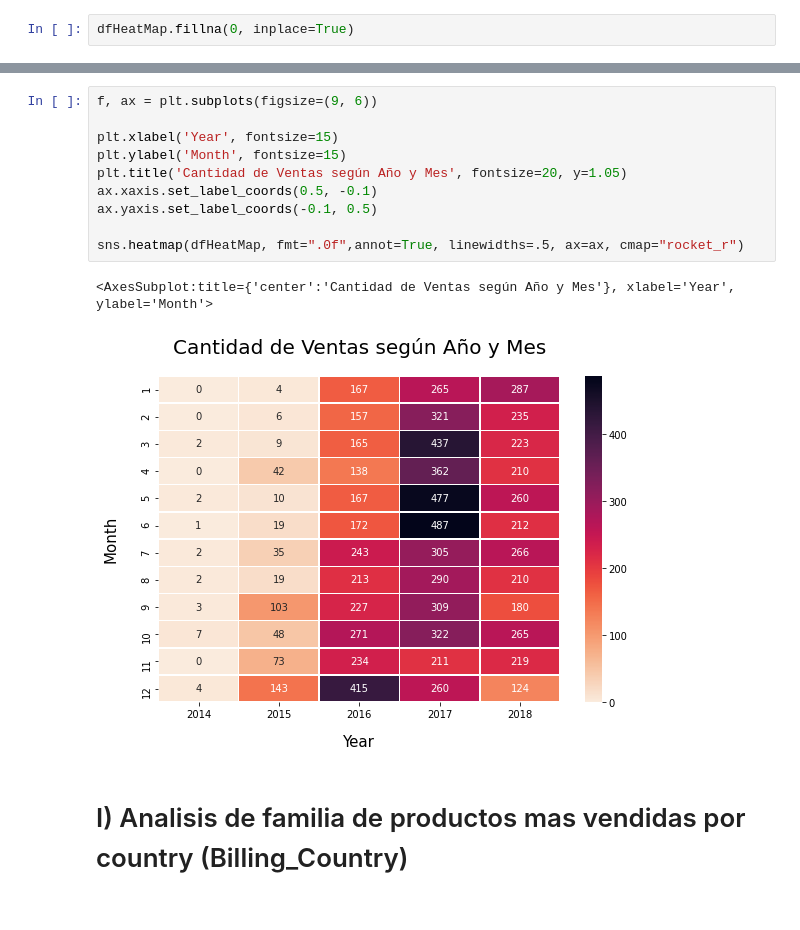
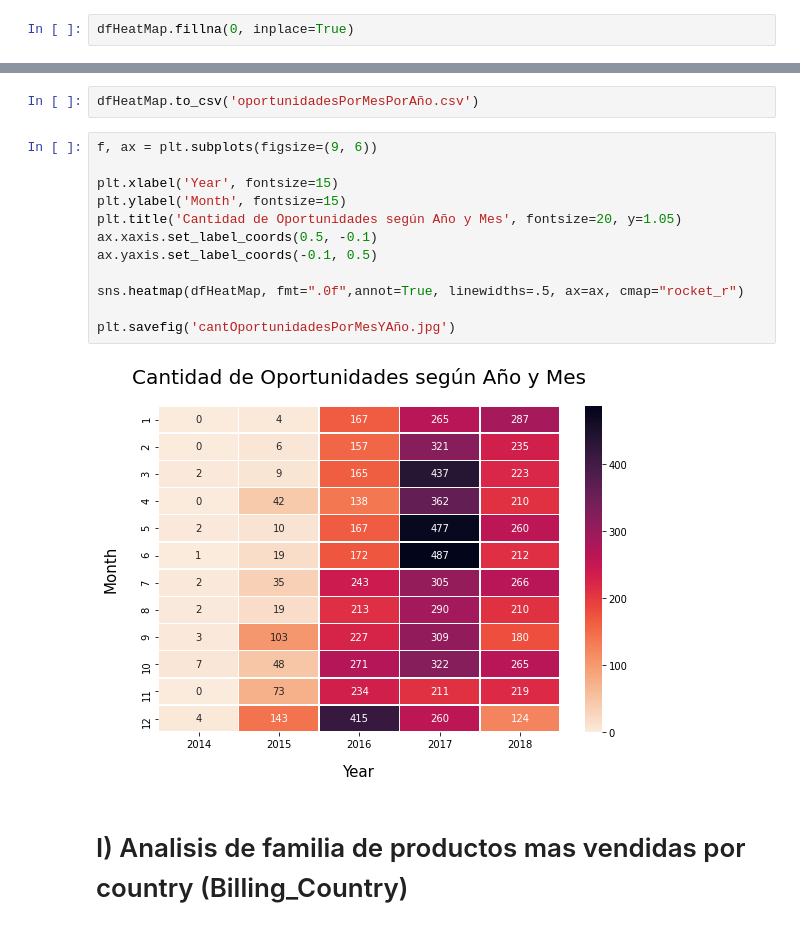
Before and after one commit to FerFabbiano/tp1-OrganizacionDeDatos, a Jupyter notebook: TP1_OrgaDeDatos.ipynb, the cells around one changed output, grey strips where cells are left out. Cells and saved outputs as stored; diff of their text form.

```diff
--- a/TP1_OrgaDeDatos.ipynb
+++ b/TP1_OrgaDeDatos.ipynb
@@ -845,16 +828,19 @@ dfHeatMap
+# %%
+dfHeatMap.to_csv('oportunidadesPorMesPorAño.csv')
 # %%
 f, ax = plt.subplots(figsize=(9, 6))
 
 plt.xlabel('Year', fontsize=15)
 plt.ylabel('Month', fontsize=15)
-plt.title('Cantidad de Ventas según Año y Mes', fontsize=20, y=1.05)
+plt.title('Cantidad de Oportunidades según Año y Mes', fontsize=20, y=1.05)
 ax.xaxis.set_label_coords(0.5, -0.1)
 ax.yaxis.set_label_coords(-0.1, 0.5)
 
 sns.heatmap(dfHeatMap, fmt=".0f",annot=True, linewidths=.5, ax=ax, cmap="rocket_r")
+
+plt.savefig('cantOportunidadesPorMesYAño.jpg')
 # %% [output]
-<AxesSubplot:title={'center':'Cantidad de Ventas según Año y Mes'}, xlabel='Year', ylabel='Month'>
-[figure, old version]
+[figure, new version]
 # %% [markdown]
 # I) Analisis de familia de productos mas vendidas por country (Billing_Country)
 # %%
```
Also changed, not shown: parts of 26 cells of this notebook, 9 other files.
